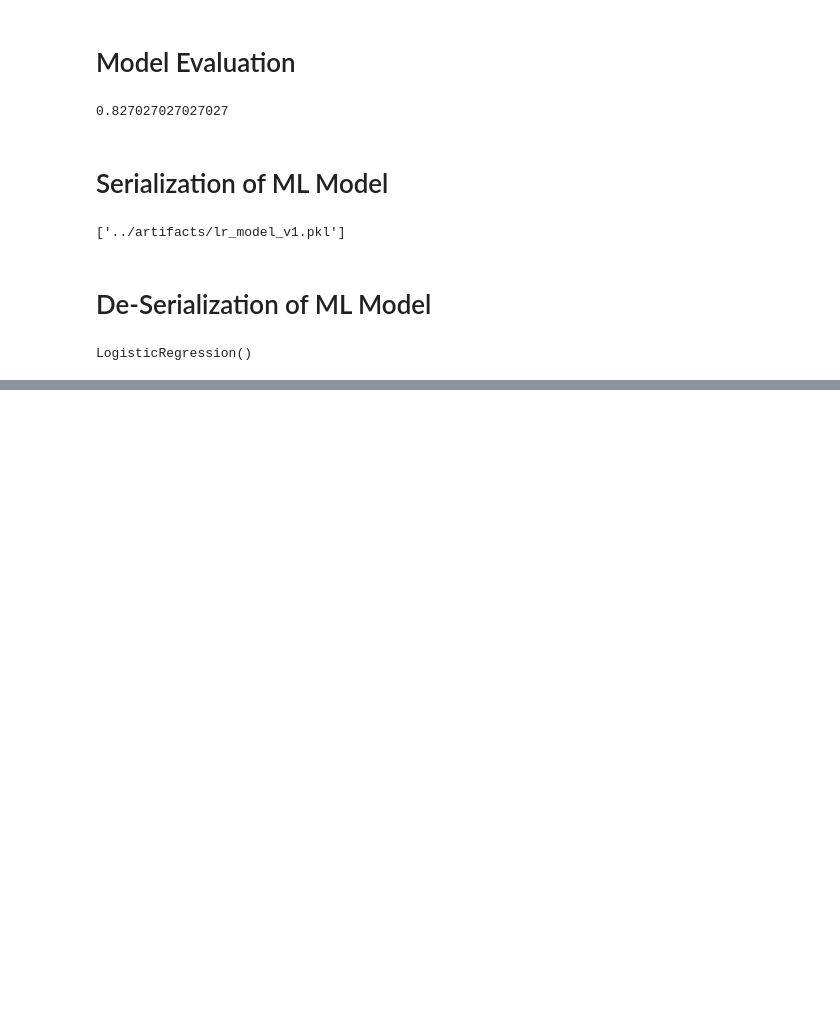
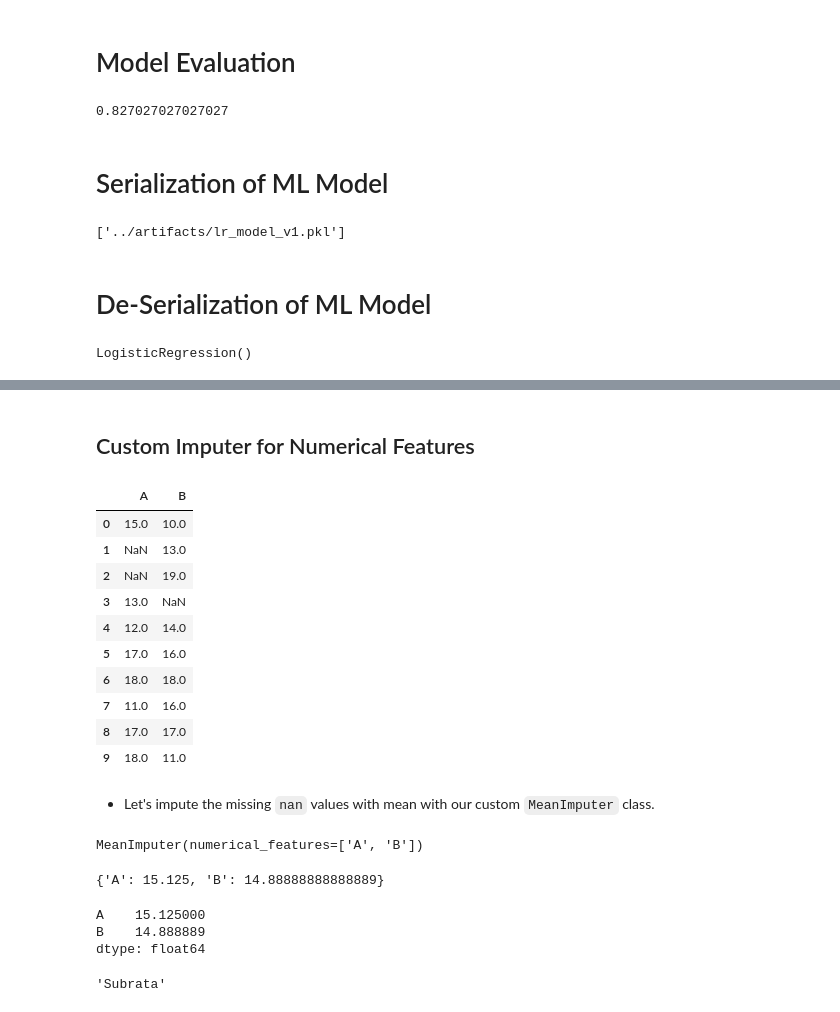
Before and after one commit to subratamondal1/automated_loan_eligibility_classification, a Jupyter notebook: notebook/loan_eligibility.ipynb, the cells around one changed output, grey strips where cells are left out. Drawn from its saved outputs; the diff is of its cells as text; code cells hidden in the pictures; blank space fills up the shorter version.

Commit message:
Add data preprocessing steps

```diff
--- a/notebook/loan_eligibility.ipynb
+++ b/notebook/loan_eligibility.ipynb
@@ -420,0 +473,2 @@ print(lr.coef_)
+# %% [markdown]
+## Custom Imputer for Numerical Features
@@ -420,0 +499,25 @@ print(lr.coef_)
+# %%
+import numpy as np
+import pandas as pd
+
+np.random.seed(seed=0)
+df = pd.DataFrame(data = np.random.randint(low=10,high=20, size=(10,2)), columns=["A","B"])
+df.iloc[1,0] = np.nan
+df.iloc[2,0] = np.nan
+df.iloc[3,1] = np.nan
+# %%
+df
+# %% [output]
+|  | A | B |
+| 0 | 15.0 | 10.0 |
+| 1 | NaN | 13.0 |
+| 2 | NaN | 19.0 |
+| 3 | 13.0 | NaN |
+| 4 | 12.0 | 14.0 |
+| 5 | 17.0 | 16.0 |
+| 6 | 18.0 | 18.0 |
+| 7 | 11.0 | 16.0 |
+| 8 | 17.0 | 17.0 |
+| 9 | 18.0 | 11.0 |
+# %% [markdown]
+* Let's impute the missing `nan` values with mean with our custom  `MeanImputer` class.
@@ -420,0 +526,18 @@ print(lr.coef_)
+# %%
+mean_imputer.fit(X=df)
+# %% [output]
+MeanImputer(numerical_features=['A', 'B'])
+# %%
+mean_imputer.mean_dict
+# %% [output]
+{'A': 15.125, 'B': 14.88888888888889}
+# %%
+df.mean()
+# %% [output]
+A    15.125000
+B    14.888889
+dtype: float64
+# %%
+mean_imputer.name
+# %% [output]
+'Subrata'
```
Also changed, not shown: parts of 42 cells of this notebook, 5 other files.
